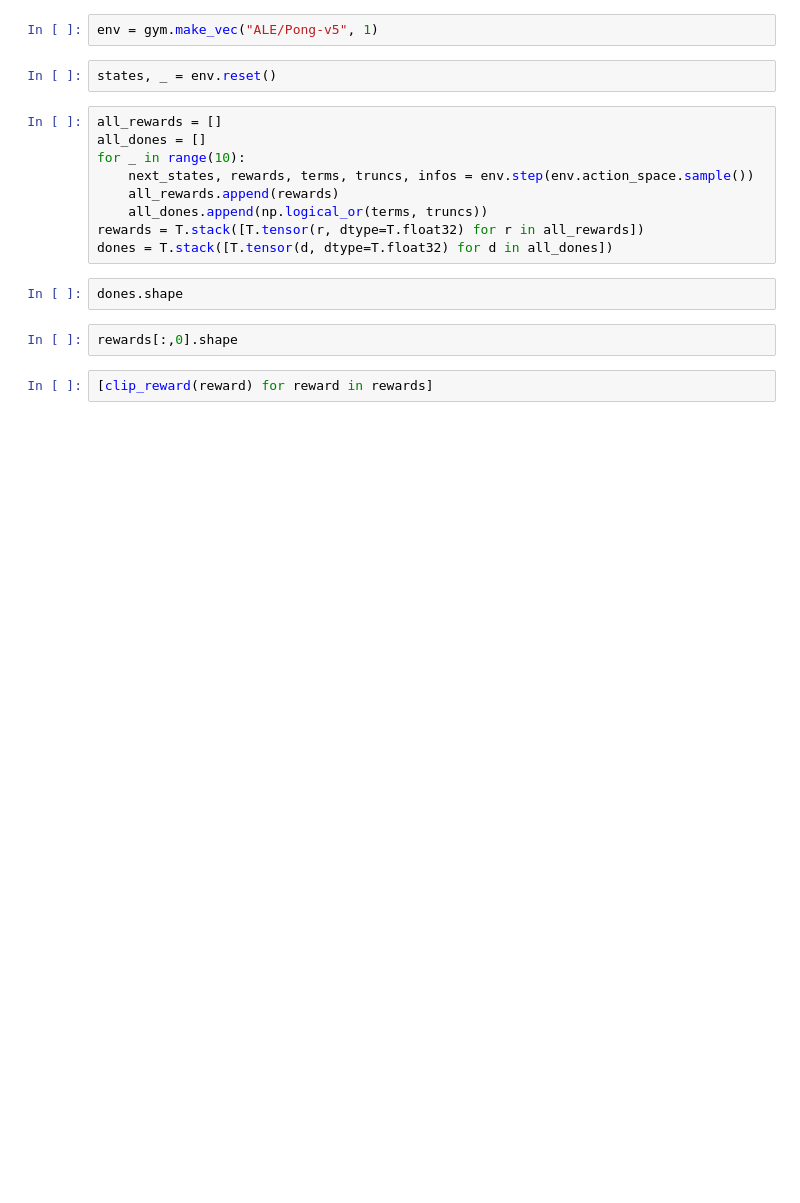
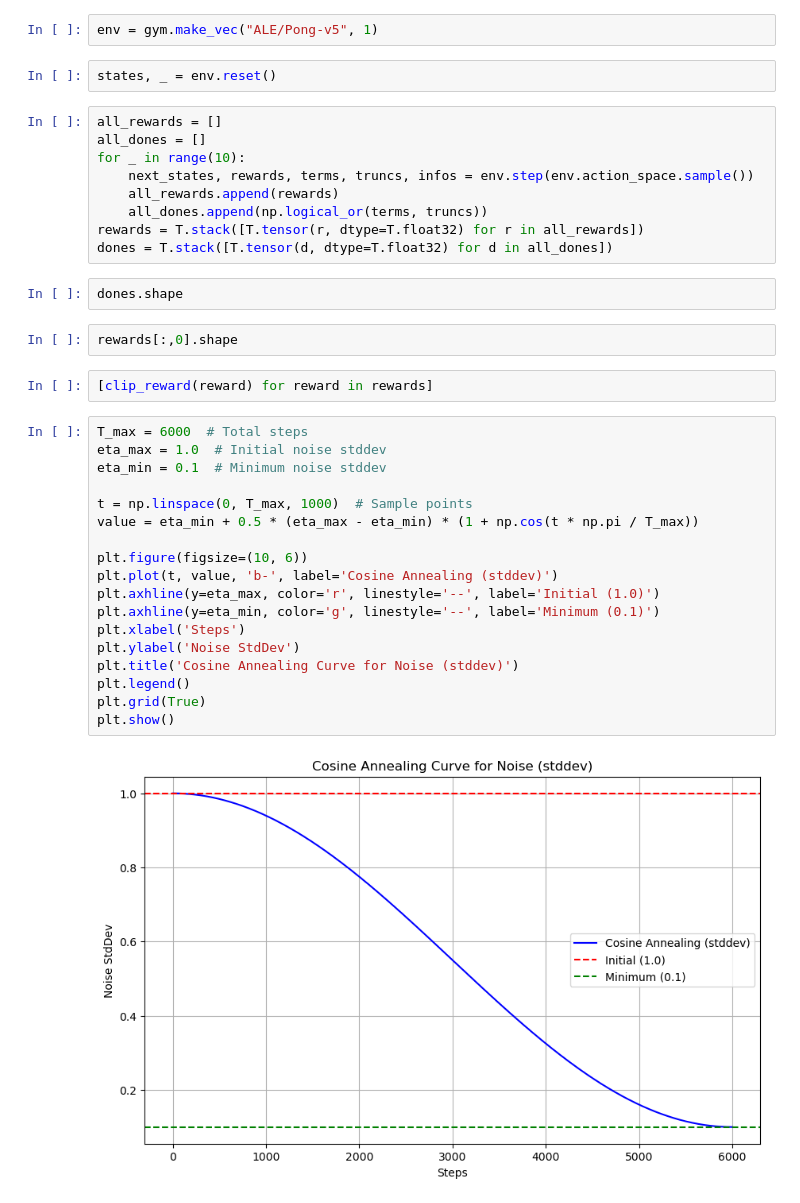
Before and after one commit to jasonhayes1987/PhoenX_RL, a Jupyter notebook: src/app/test_bed.ipynb, the cells around one changed output. Cells and saved outputs as stored; diff of their text form; blank space fills up the shorter version.

```diff
--- a/src/app/test_bed.ipynb
+++ b/src/app/test_bed.ipynb
@@ -2274,3 +2391,23 @@ dones.shape
 rewards[:,0].shape
 # %%
 [clip_reward(reward) for reward in rewards]
+# %%
+T_max = 6000  # Total steps
+eta_max = 1.0  # Initial noise stddev
+eta_min = 0.1  # Minimum noise stddev
+
+t = np.linspace(0, T_max, 1000)  # Sample points
+value = eta_min + 0.5 * (eta_max - eta_min) * (1 + np.cos(t * np.pi / T_max))
+
+plt.figure(figsize=(10, 6))
+plt.plot(t, value, 'b-', label='Cosine Annealing (stddev)')
+plt.axhline(y=eta_max, color='r', linestyle='--', label='Initial (1.0)')
+plt.axhline(y=eta_min, color='g', linestyle='--', label='Minimum (0.1)')
+plt.xlabel('Steps')
+plt.ylabel('Noise StdDev')
+plt.title('Cosine Annealing Curve for Noise (stddev)')
+plt.legend()
+plt.grid(True)
+plt.show()
+# %% [output]
+[figure, added]
```
Also changed, not shown: parts of 20 cells of this notebook, 6 other files.
